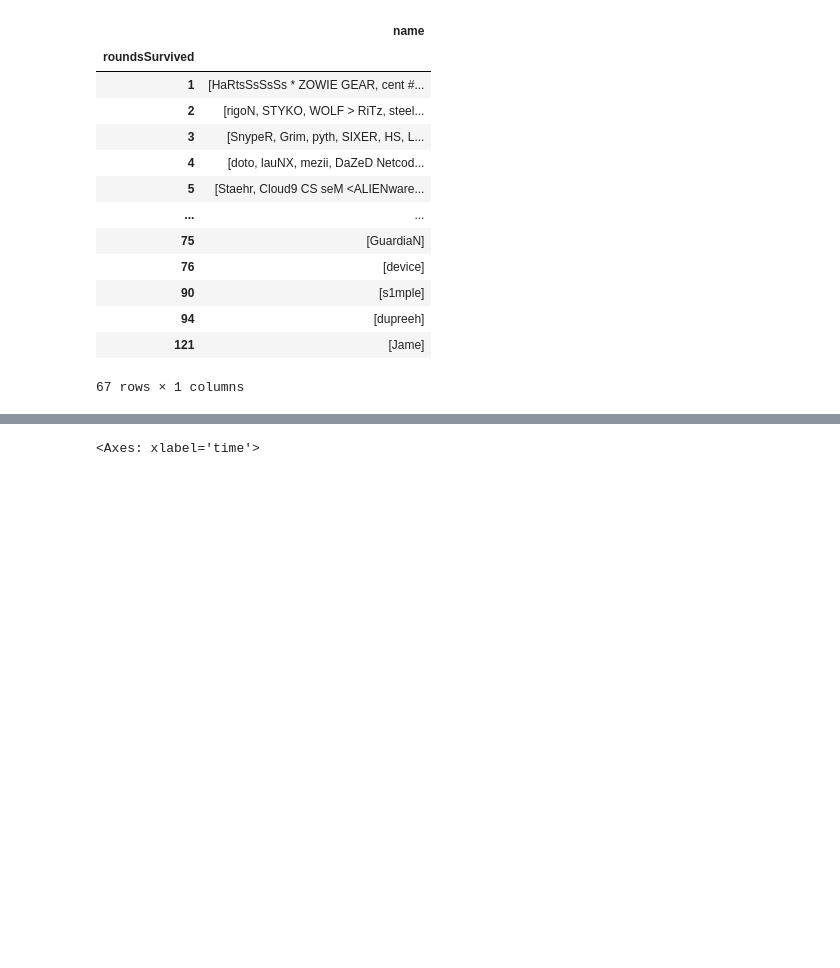
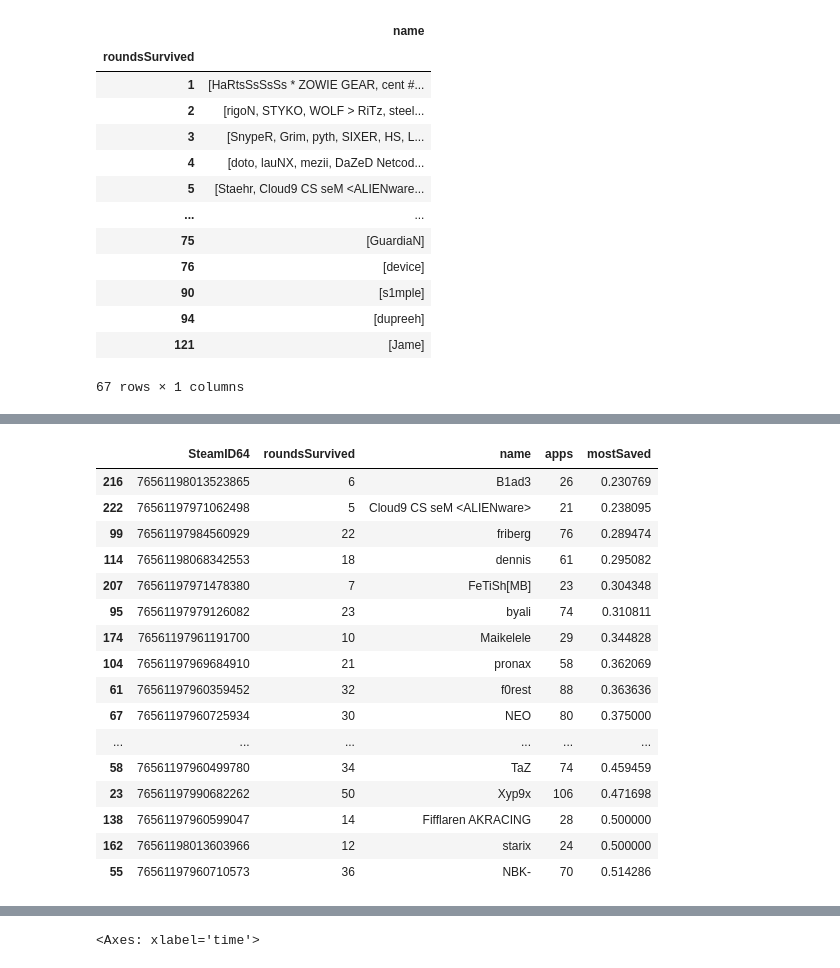
Before and after one commit to bevan-philip/have-cs-rounds-become-slower, a Jupyter notebook: analysis.ipynb, the cells around one changed output, grey strips where cells are left out. Drawn from its saved outputs; the diff is of its cells as text; code cells hidden in the pictures; blank space fills up the shorter version.

```diff
--- a/analysis.ipynb
+++ b/analysis.ipynb
@@ -182,0 +203,20 @@ t[['name', 'roundsSurvived']].groupby('roundsSurvived').agg(list)
+# %%
+t.loc[t['apps'] > 20 ].sort_values(by='mostSaved').head(20)
+# %% [output]
+|  | SteamID64 | roundsSurvived | name | apps | mostSaved |
+| 216 | 76561198013523865 | 6 | B1ad3 | 26 | 0.230769 |
+| 222 | 76561197971062498 | 5 | Cloud9 CS seM <ALIENware> | 21 | 0.238095 |
+| 99 | 76561197984560929 | 22 | friberg | 76 | 0.289474 |
+| 114 | 76561198068342553 | 18 | dennis | 61 | 0.295082 |
+| 207 | 76561197971478380 | 7 | FeTiSh[MB] | 23 | 0.304348 |
+| 95 | 76561197979126082 | 23 | byali | 74 | 0.310811 |
+| 174 | 76561197961191700 | 10 | Maikelele | 29 | 0.344828 |
+| 104 | 76561197969684910 | 21 | pronax | 58 | 0.362069 |
+| 61 | 76561197960359452 | 32 | f0rest | 88 | 0.363636 |
+| 67 | 76561197960725934 | 30 | NEO | 80 | 0.375000 |
+| ... | ... | ... | ... | ... | ... |
+| 58 | 76561197960499780 | 34 | TaZ | 74 | 0.459459 |
+| 23 | 76561197990682262 | 50 | Xyp9x | 106 | 0.471698 |
+| 138 | 76561197960599047 | 14 | Fifflaren AKRACING | 28 | 0.500000 |
+| 162 | 76561198013603966 | 12 | starix | 24 | 0.500000 |
+| 55 | 76561197960710573 | 36 | NBK- | 70 | 0.514286 |
```
Also changed, not shown: parts of 3 cells of this notebook.
